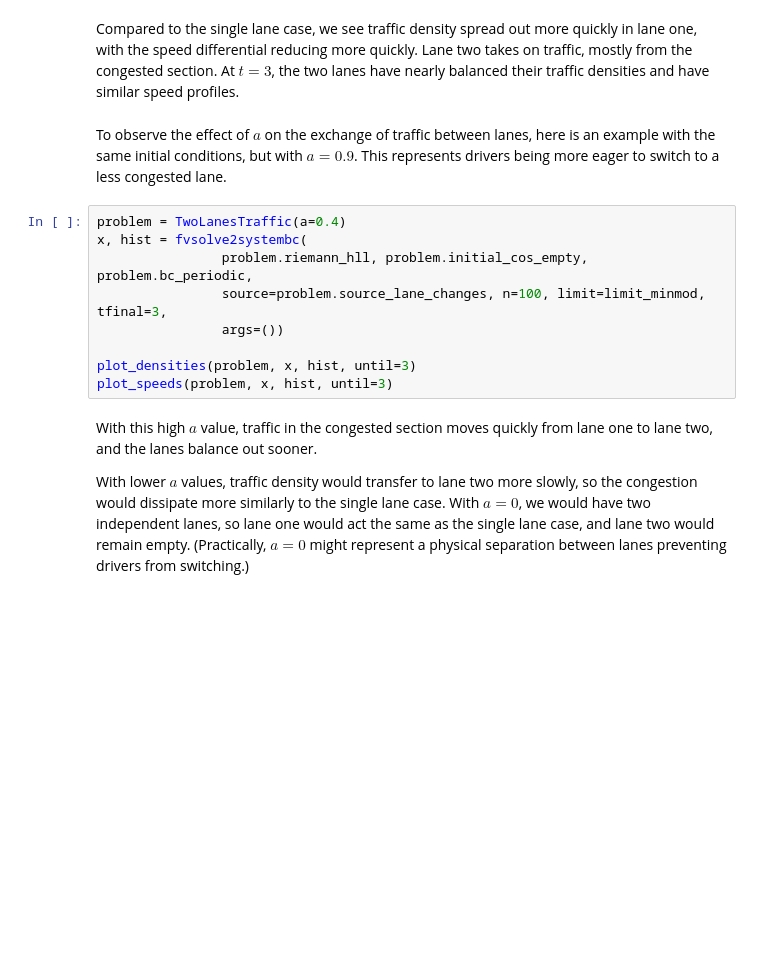
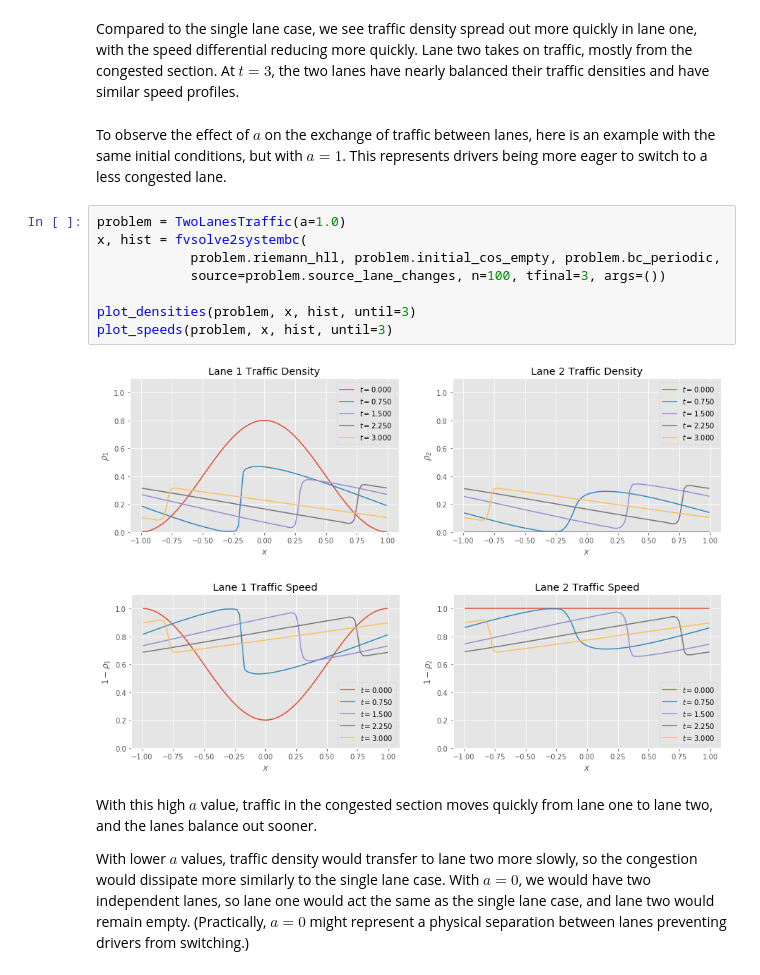
Before and after one commit to j-emmel/class, a Jupyter notebook: project/project.ipynb, the cells around one changed output. Saved outputs shown, nothing was run; the diff lists cells and outputs as text; blank space fills up the shorter version.

```diff
--- a/project/project.ipynb
+++ b/project/project.ipynb
@@ -348,16 +380,18 @@ plot_speeds(problem, x, hist, until=3)
 # %% [markdown]
 Compared to the single lane case, we see traffic density spread out more quickly in lane one, with the speed differential reducing more quickly. Lane two takes on traffic, mostly from the congested section. At $t=3$, the two lanes have nearly balanced their traffic densities and have similar speed profiles.
 # %% [markdown]
-To observe the effect of $a$ on the exchange of traffic between lanes, here is an example with the same initial conditions, but with $a=0.9$. This represents drivers being more eager to switch to a less congested lane.
+To observe the effect of $a$ on the exchange of traffic between lanes, here is an example with the same initial conditions, but with $a=1$. This represents drivers being more eager to switch to a less congested lane.
 # %%
-problem = TwoLanesTraffic(a=0.4)
+problem = TwoLanesTraffic(a=1.0)
 x, hist = fvsolve2systembc(
-                problem.riemann_hll, problem.initial_cos_empty, problem.bc_periodic,
-                source=problem.source_lane_changes, n=100, limit=limit_minmod, tfinal=3,
-                args=())
+            problem.riemann_hll, problem.initial_cos_empty, problem.bc_periodic,
+            source=problem.source_lane_changes, n=100, tfinal=3, args=())
 
 plot_densities(problem, x, hist, until=3)
 plot_speeds(problem, x, hist, until=3)
+# %% [output]
+[figure, added]
+[figure, added]
 # %% [markdown]
 With this high $a$ value, traffic in the congested section moves quickly from lane one to lane two, and the lanes balance out sooner.
 
```
Also changed, not shown: parts of 14 cells of this notebook, 2 other files.
